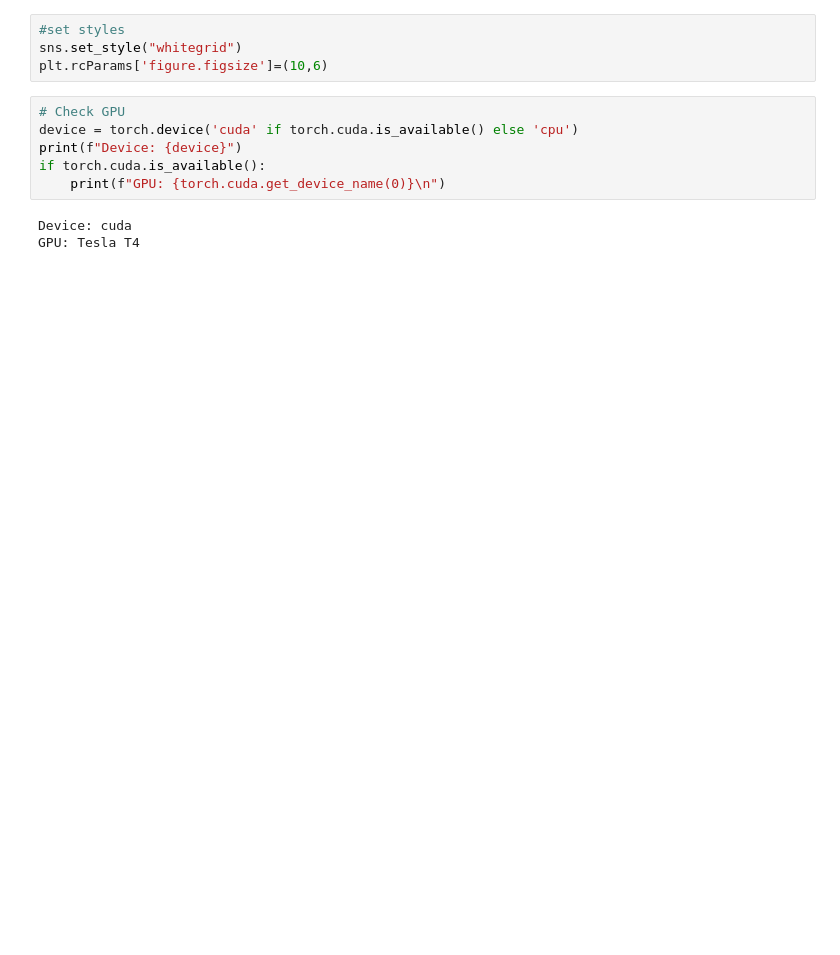
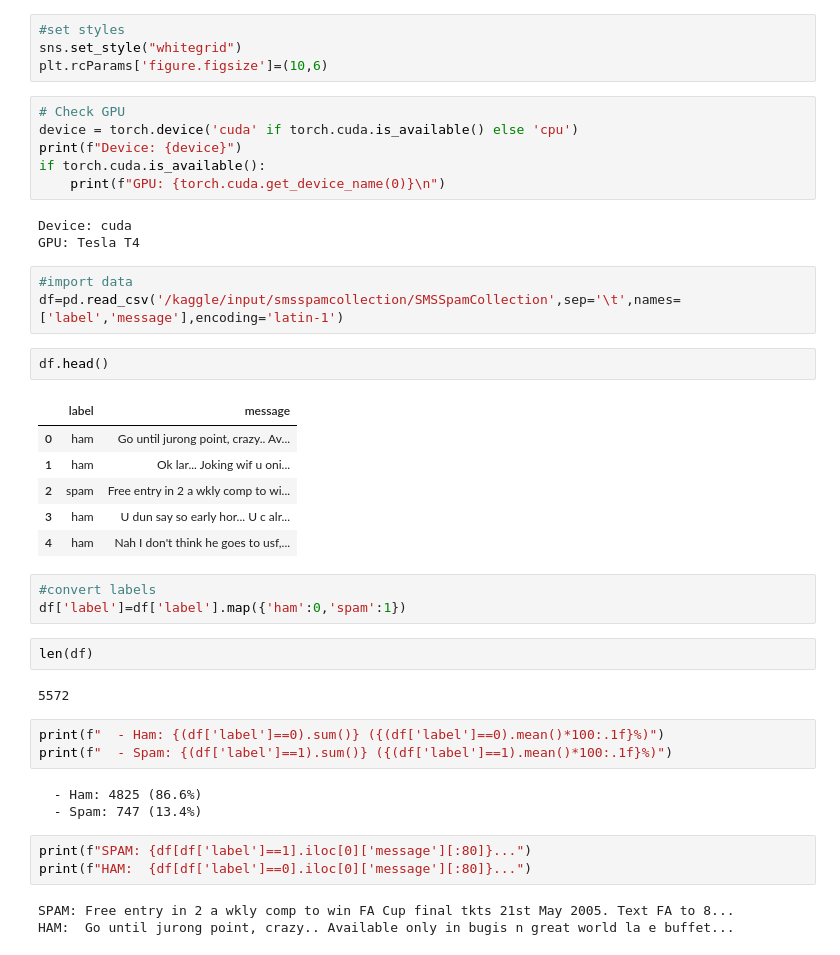
Before and after one commit to didulanthaisuru/fine_tuning_transformers, a Jupyter notebook: transformers-notebook.ipynb, the cells around one changed output. Cells and saved outputs as stored; diff of their text form; blank space fills up the shorter version.

```diff
--- a/transformers-notebook.ipynb
+++ b/transformers-notebook.ipynb
@@ -156,3 +151,34 @@ if torch.cuda.is_available():
 # %% [output]
 Device: cuda
 GPU: Tesla T4
+# %%
+#import data
+df=pd.read_csv('/kaggle/input/smsspamcollection/SMSSpamCollection',sep='\t',names=['label','message'],encoding='latin-1')
+# %%
+df.head()
+# %% [output]
+|  | label | message |
+| 0 | ham | Go until jurong point, crazy.. Av... |
+| 1 | ham | Ok lar... Joking wif u oni... |
+| 2 | spam | Free entry in 2 a wkly comp to wi... |
+| 3 | ham | U dun say so early hor... U c alr... |
+| 4 | ham | Nah I don't think he goes to usf,... |
+# %%
+#convert labels
+df['label']=df['label'].map({'ham':0,'spam':1})
+# %%
+len(df)
+# %% [output]
+5572
+# %%
+print(f"  - Ham: {(df['label']==0).sum()} ({(df['label']==0).mean()*100:.1f}%)")
+print(f"  - Spam: {(df['label']==1).sum()} ({(df['label']==1).mean()*100:.1f}%)")
+# %% [output]
+  - Ham: 4825 (86.6%)
+  - Spam: 747 (13.4%)
+# %%
+print(f"SPAM: {df[df['label']==1].iloc[0]['message'][:80]}...")
+print(f"HAM:  {df[df['label']==0].iloc[0]['message'][:80]}...")
+# %% [output]
+SPAM: Free entry in 2 a wkly comp to win FA Cup final tkts 21st May 2005. Text FA to 8...
+HAM:  Go until jurong point, crazy.. Available only in bugis n great world la e buffet...
```
Also changed, not shown: parts of 1 cell of this notebook.
